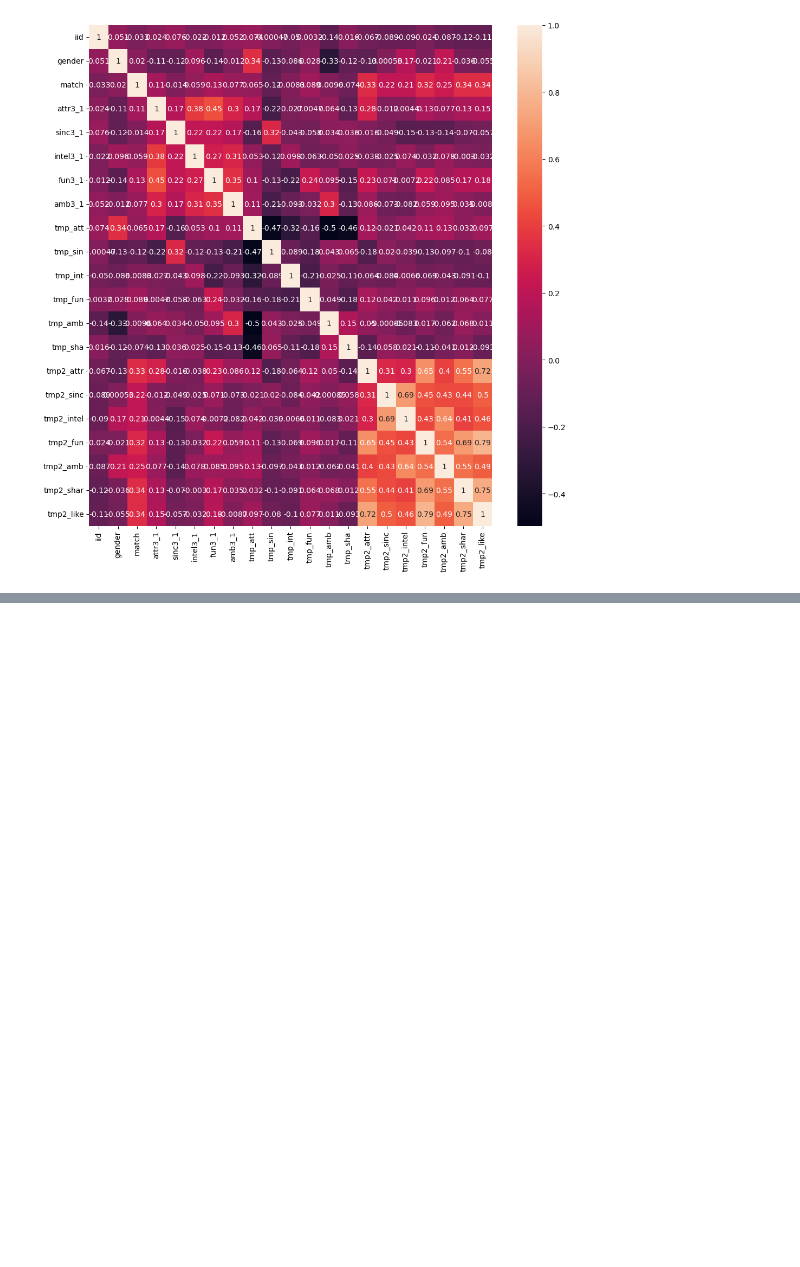
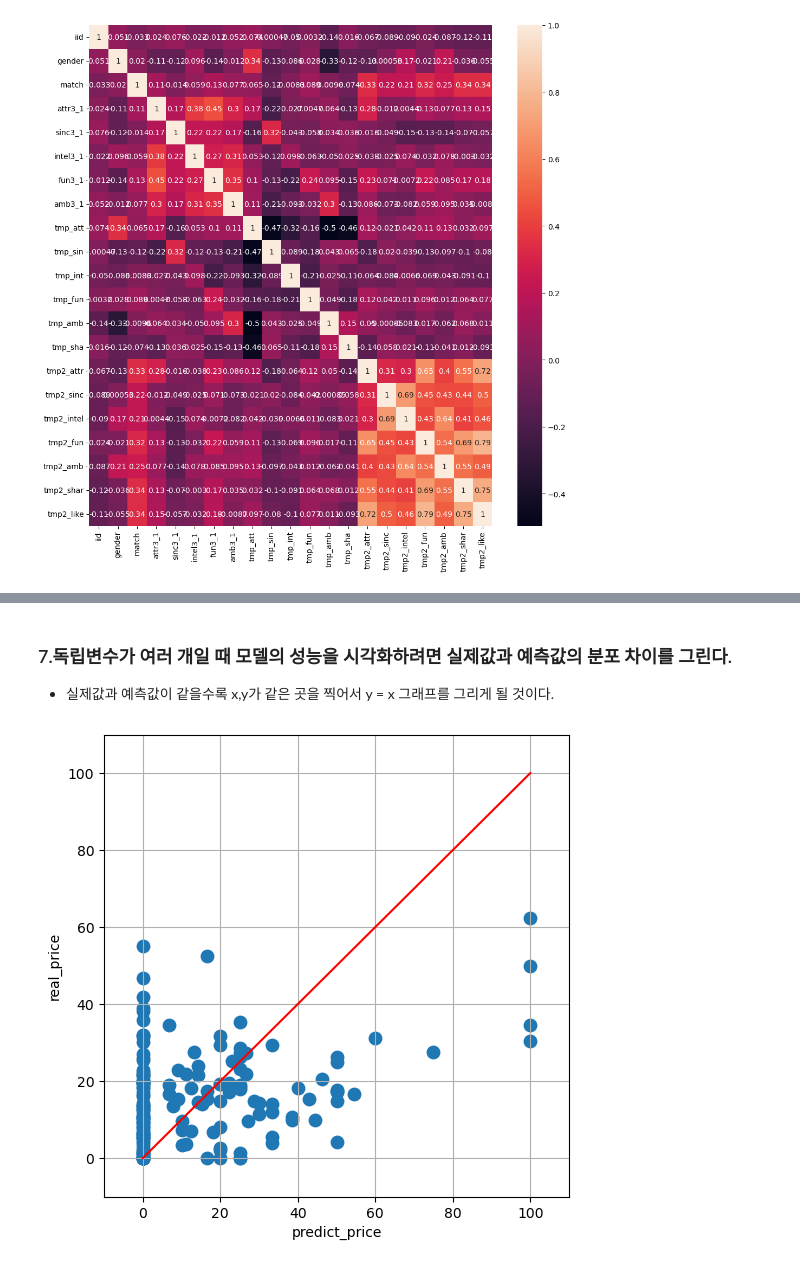
Before and after one commit to i-am-not-kangjik/Well-Founded-Confidence, a Jupyter notebook: Gyuheon/LR_model.ipynb, the cells around one changed output, grey strips where cells are left out. Drawn from its saved outputs; the diff is of its cells as text; code cells hidden in the pictures; blank space fills up the shorter version.

```diff
--- a/Gyuheon/LR_model.ipynb
+++ b/Gyuheon/LR_model.ipynb
@@ -218,0 +251,6 @@ sns.heatmap(corr_df, annot=True);
+# %%
+# X(독립변수), Y(종속변수) 분할
+X = train.drop('match', axis=1)
+y = train['match']
+# 학습용 데이터와 평가용 데이터로 분할하기
+X_train, X_test, y_train, y_test = train_test_split(X, y, test_size=0.3, random_state=42)
@@ -218,0 +259,2 @@ sns.heatmap(corr_df, annot=True);
+# %%
+lr = LinearRegression()
@@ -218,0 +266,5 @@ sns.heatmap(corr_df, annot=True);
+# %%
+#학습 수행
+lr.fit(X_train,y_train)
+print(lr.intercept_)
+lr.coef_
@@ -218,0 +326,19 @@ sns.heatmap(corr_df, annot=True);
+# %%
+train_mean = np.mean(X_train, axis=0)
+train_std = np.std(X_train, axis=0)
+
+X_train_scaled = (X_train - train_mean) / train_std
+X_test_scaled = (X_test - train_mean) / train_std
+
+# 모델 객체 생성
+reg = SGDRegressor(max_iter=100000000, eta0=0.0001, learning_rate='invscaling', loss= 'squared_error', random_state=42)
+
+reg.fit(X_train_scaled, y_train)
+
+# 계수 확인
+print(reg.coef_, reg.intercept_)
+
+# 평가 지표
+y_pred = reg.predict(X_test_scaled)
+y_pred[y_pred < 0] = 0.
+evaluate_score(y_test, y_pred)
@@ -218,0 +447,17 @@ sns.heatmap(corr_df, annot=True);
+# %% [markdown]
+### 7.독립변수가 여러 개일 때 모델의 성능을 시각화하려면 실제값과 예측값의 분포 차이를 그린다.
+- 실제값과 예측값이 같을수록 x,y가 같은 곳을 찍어서 y = x 그래프를 그리게 될 것이다.
+# %%
+import matplotlib.pyplot as plt
+import seaborn as sns
+plt.figure(figsize = (6,6))
+plt.scatter(y_test,y_pred,s = 80)
+plt.grid()
+plt.ylabel('real_price')
+plt.xlabel('predict_price')
+plt.xlim([-10, 110])
+plt.ylim([-10, 110])
+plt.plot([0,100],[0,100],c = 'r')
+plt.show()
+# %% [output]
+[figure, added]
```
Also changed, not shown: parts of 39 cells of this notebook, 1 other file.
